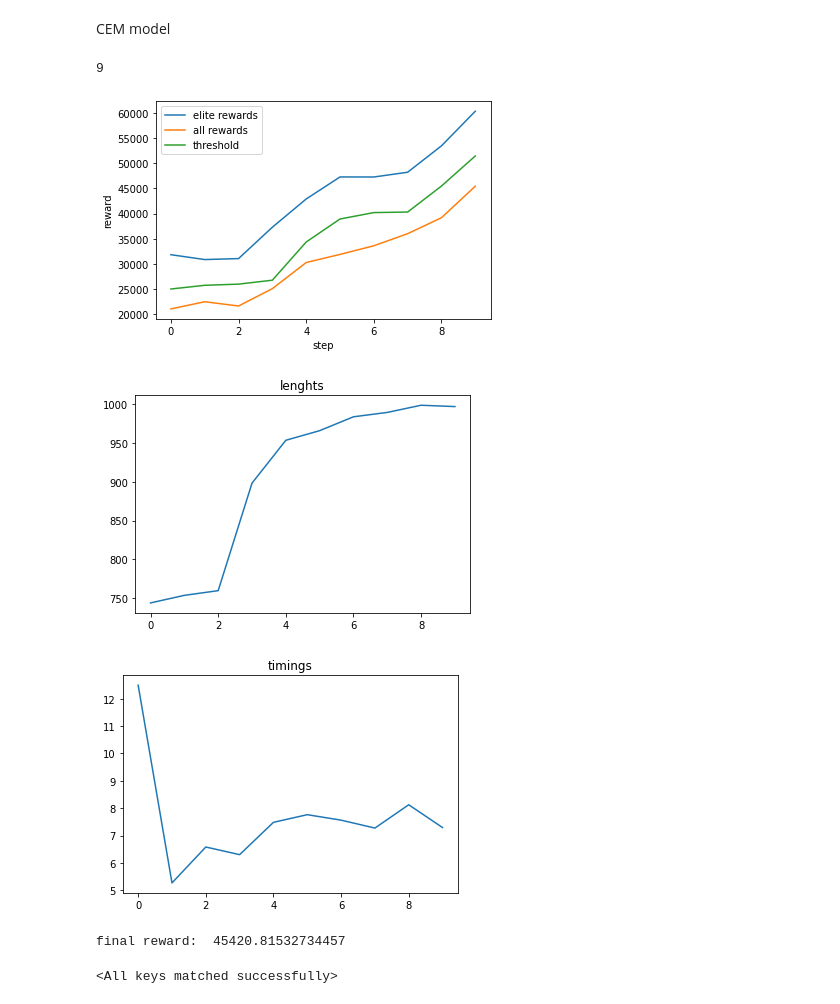
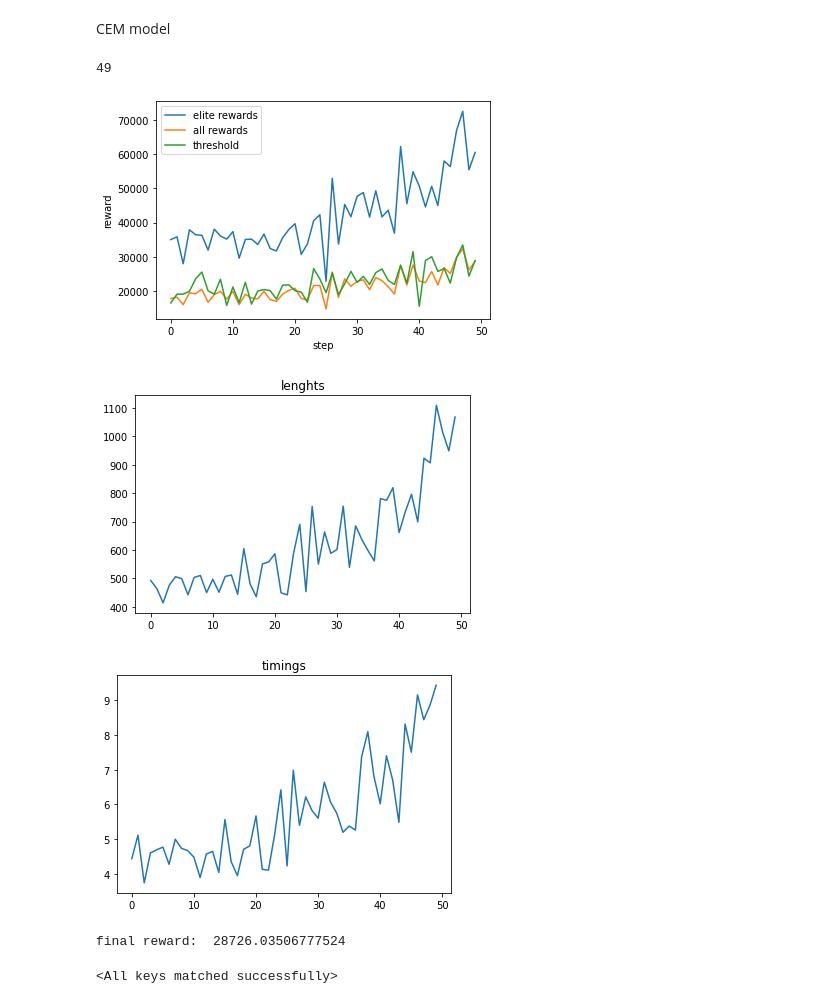
Before and after one commit to limon8884/copter, a Jupyter notebook: test_note.ipynb, the cells around one changed output. Drawn from its saved outputs; the diff is of its cells as text; code cells hidden in the pictures.

Commit message:
attempt of training

```diff
--- a/test_note.ipynb
+++ b/test_note.ipynb
@@ -12,11 +12,11 @@ model_params = {
     'upper_force_loss_coeff': 10., #3 # coef before punish for missing total force on y-axis. target_force is a target.
 
     'env_update_time_step': 1e-3, # time length of iteration in seconds
-    'communication_time_step': 0.06,
+    'communication_time_step': 0.002, #0.06,
 
-    'std_angle': 0.001, # std of sensor error
-    'std_velocity': 0.76, # std of sensor error
-    'std_acceleration': 0.24, # std of sensor error
+    'std_angle': 0, #0.001, # std of sensor error
+    'std_velocity': 0, #0.02, #0.76, # std of sensor error
+    'std_acceleration': 0, #0.5, #0.24, # std of sensor error
     'std_force': 0.0, # std of force noises
 }
 
@@ -38,7 +38,7 @@ session.step(target_params=target_params)
 False
 # %%
 # net = Network(6, 4)
-s = Session(network=net, target_params=target_params, **model_params)
+s = Session(network=net, target_params=None, **model_params)
 s.run(1000, pred_iters=1000 / 2)
 print(s.success)
 s.plot_logs()
@@ -144,6 +144,8 @@ class Trainer_CEM(object):
         self.train_losses = []
         self.info = []
 
+        self.last_max_session_len = 10
+
     def generate_elites(self) -> Tuple[torch.Tensor, Tuple[torch.Tensor], Tuple[float]]:
         '''
         Generates `n_session` sessions then choose just `percentile` best of them by total reward.
@@ -157,7 +159,7 @@ class Trainer_CEM(object):
 
         def generate_session():
             s = Session(self.network, target_params=self.target_params, **model_params)
-            s.run(max_iters=self.n_iters, pred_iters=self.n_iters / 2, reset=True)
+            s.run(max_iters=self.n_iters, pred_iters=self.last_max_session_len, reset=True)
             total_reward = s.total_reward
             state_tensor = s.get_state_tensor()
             action_tensor_left, action_tensor_right = s.get_action_tensors()
@@ -195,6 +197,7 @@ class Trainer_CEM(object):
 
         avg_session_reward = np.mean(total_rewards)
         avg_elite_session_reward = np.mean([reward for reward in total_rewards if reward_threshold <= reward])
+        self.last_max_session_len = max(session_lenghts)
 
         info = {
             # 'total_rewards': total_rewards,
@@ -266,14 +269,14 @@ class Trainer_CEM(object):
         plt.plot([np.mean(logs['timings']) for logs in self.info], label='timings')
         plt.show()
 # %%
-tr = Trainer_CEM(network=None, n_iters=1000, n_sessions=50, percentile=70, use_parallel=True)
-tr.train_model(10)
+tr = Trainer_CEM(network=None, n_iters=10000, n_sessions=50, percentile=70, use_parallel=True)
+tr.train_model(50)
 # trained_net = tr.network
 # tr.plot_trained_logs()
 print('final reward: ', tr.train_rewards[-1])
 # %% [output]
-9
+49
-[figure, old version]
+[figure, new version]
-[figure, old version]
+[figure, new version]
-[figure, old version]
+[figure, new version]
-final reward:  45420.81532734457
+final reward:  28726.03506777524
```
Also changed, not shown: parts of 3 cells of this notebook, 4 other files.
